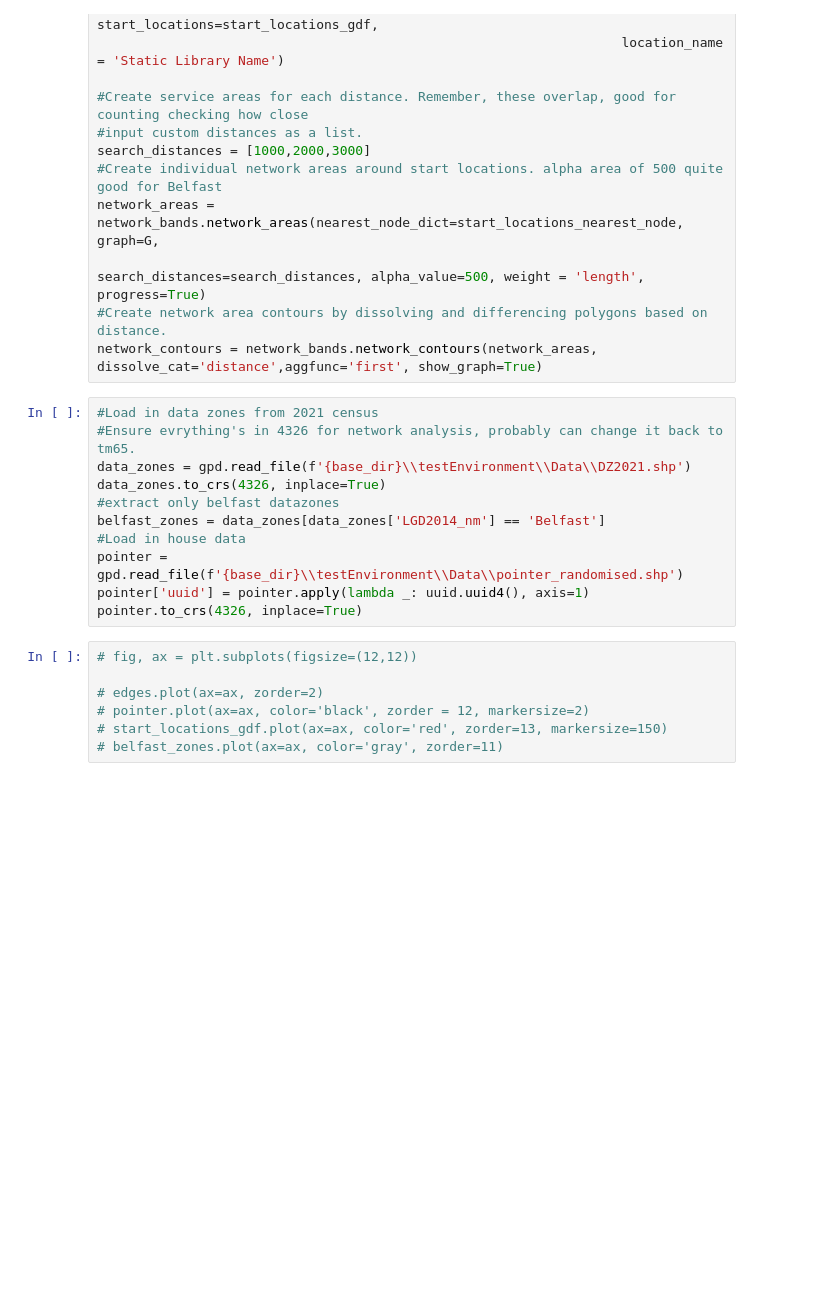
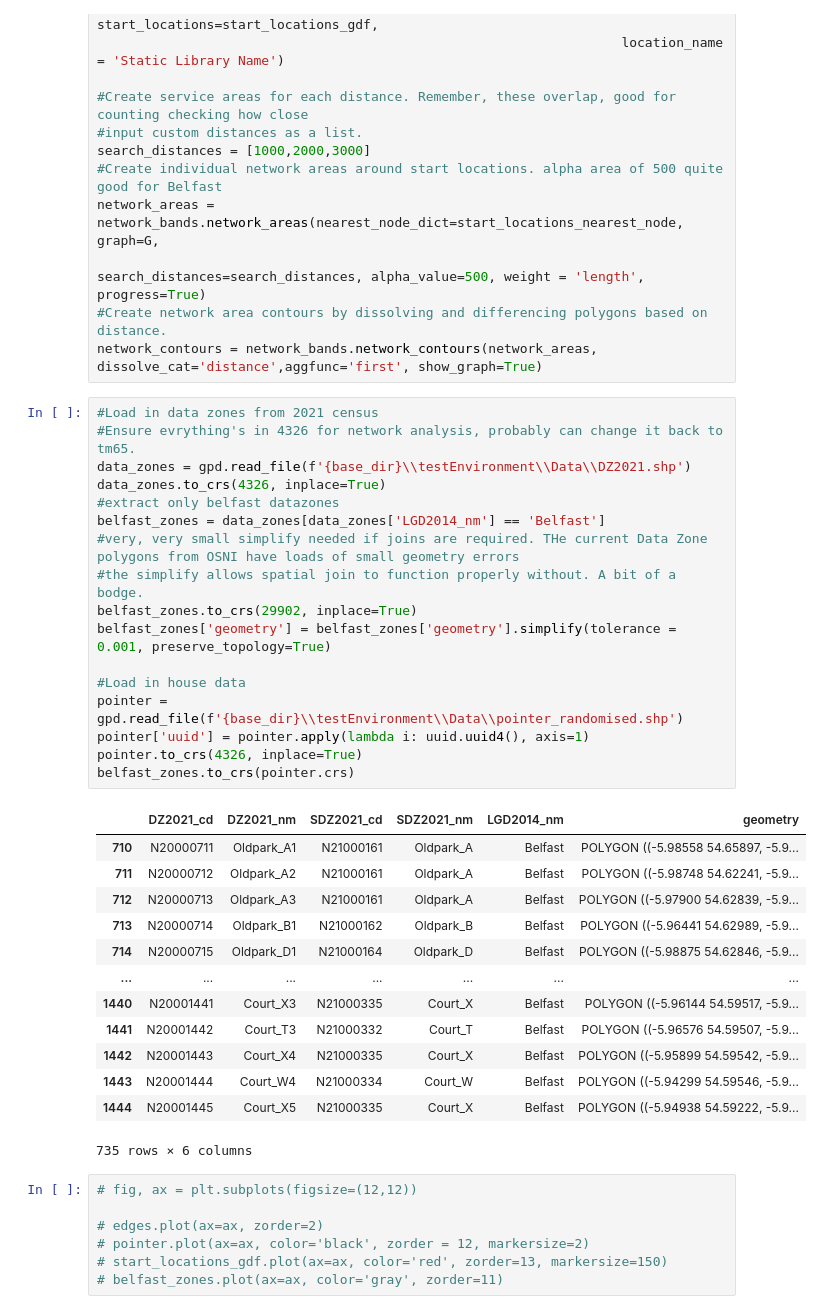
Before and after one commit to hularuns/ClosestDestination, a Jupyter notebook: data_analysis.ipynb, the cells around one changed output. Saved outputs shown, nothing was run; the diff lists cells and outputs as text; blank space fills up the shorter version.

```diff
--- a/data_analysis.ipynb
+++ b/data_analysis.ipynb
@@ -43,14 +42,34 @@ network_contours = network_bands.network_contours(network_areas, dissolve_cat='d
 # %%
 #Load in data zones from 2021 census
 #Ensure evrything's in 4326 for network analysis, probably can change it back to tm65.
 data_zones = gpd.read_file(f'{base_dir}\\testEnvironment\\Data\\DZ2021.shp')
 data_zones.to_crs(4326, inplace=True)
 #extract only belfast datazones
 belfast_zones = data_zones[data_zones['LGD2014_nm'] == 'Belfast']
+#very, very small simplify needed if joins are required. THe current Data Zone polygons from OSNI have loads of small geometry errors
+#the simplify allows spatial join to function properly without. A bit of a bodge.
+belfast_zones.to_crs(29902, inplace=True)
+belfast_zones['geometry'] = belfast_zones['geometry'].simplify(tolerance = 0.001, preserve_topology=True)
+
 #Load in house data
 pointer = gpd.read_file(f'{base_dir}\\testEnvironment\\Data\\pointer_randomised.shp')
-pointer['uuid'] = pointer.apply(lambda _: uuid.uuid4(), axis=1)
+pointer['uuid'] = pointer.apply(lambda i: uuid.uuid4(), axis=1)
 pointer.to_crs(4326, inplace=True)
+belfast_zones.to_crs(pointer.crs)
+# %% [output]
+|  | DZ2021_cd | DZ2021_nm | SDZ2021_cd | SDZ2021_nm | LGD2014_nm | geometry |
+| 710 | N20000711 | Oldpark_A1 | N21000161 | Oldpark_A | Belfast | POLYGON ((-5.98558 54.65897, -5.9... |
+| 711 | N20000712 | Oldpark_A2 | N21000161 | Oldpark_A | Belfast | POLYGON ((-5.98748 54.62241, -5.9... |
+| 712 | N20000713 | Oldpark_A3 | N21000161 | Oldpark_A | Belfast | POLYGON ((-5.97900 54.62839, -5.9... |
+| 713 | N20000714 | Oldpark_B1 | N21000162 | Oldpark_B | Belfast | POLYGON ((-5.96441 54.62989, -5.9... |
+| 714 | N20000715 | Oldpark_D1 | N21000164 | Oldpark_D | Belfast | POLYGON ((-5.98875 54.62846, -5.9... |
+| ... | ... | ... | ... | ... | ... | ... |
+| 1440 | N20001441 | Court_X3 | N21000335 | Court_X | Belfast | POLYGON ((-5.96144 54.59517, -5.9... |
+| 1441 | N20001442 | Court_T3 | N21000332 | Court_T | Belfast | POLYGON ((-5.96576 54.59507, -5.9... |
+| 1442 | N20001443 | Court_X4 | N21000335 | Court_X | Belfast | POLYGON ((-5.95899 54.59542, -5.9... |
+| 1443 | N20001444 | Court_W4 | N21000334 | Court_W | Belfast | POLYGON ((-5.94299 54.59546, -5.9... |
+| 1444 | N20001445 | Court_X5 | N21000335 | Court_X | Belfast | POLYGON ((-5.94938 54.59222, -5.9... |
+735 rows × 6 columns
 # %%
 # fig, ax = plt.subplots(figsize=(12,12))
 
```
Also changed, not shown: parts of 7 cells of this notebook, 9 other files.
